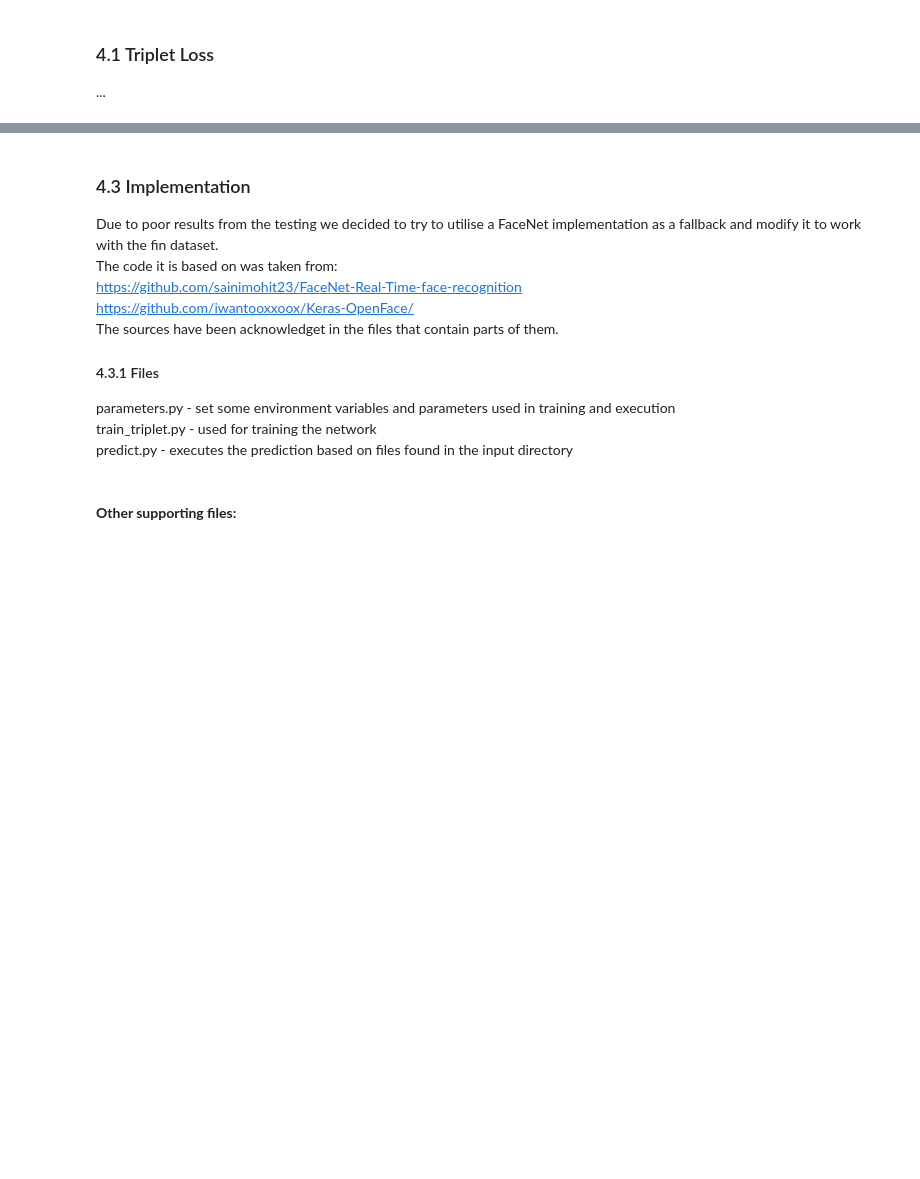
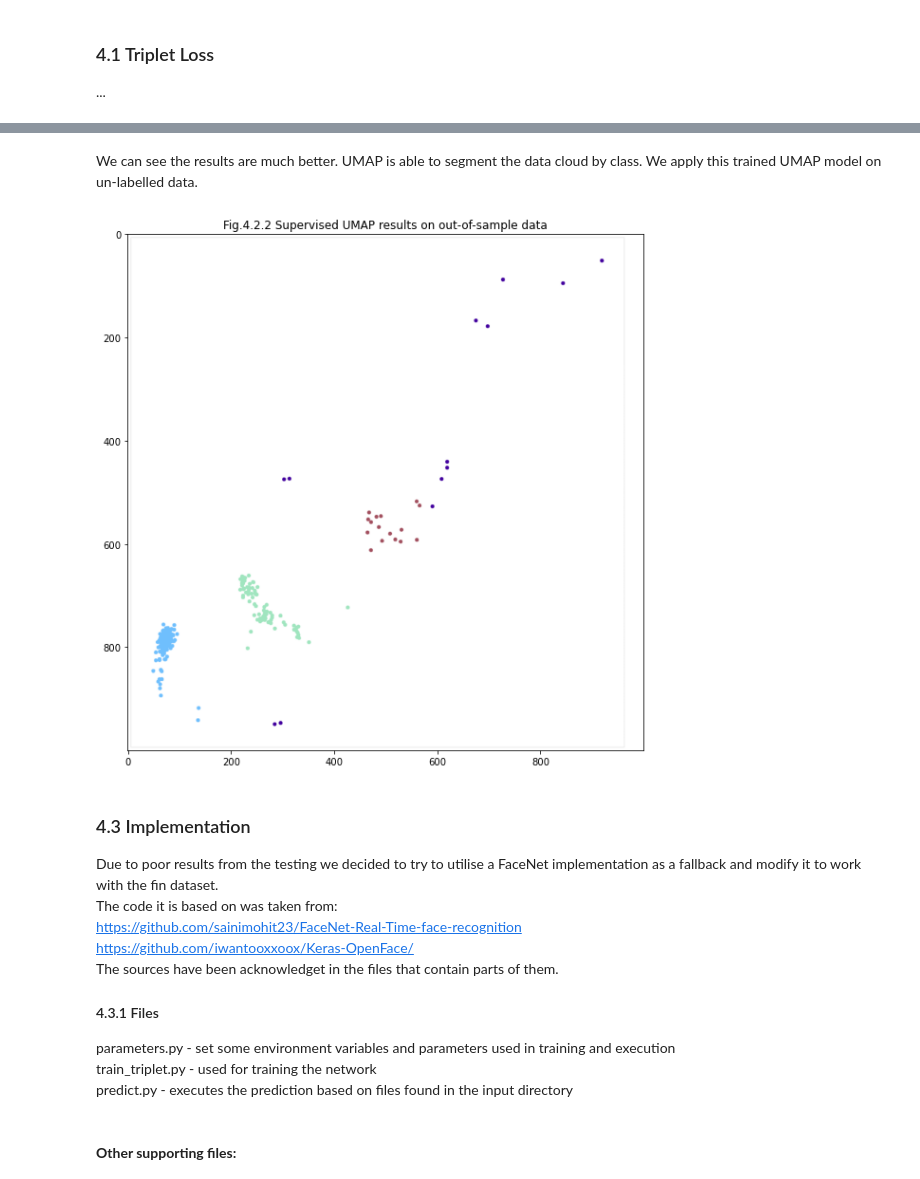
Before and after one commit to JBris/dolphin_segmentation, a Jupyter notebook: notebooks/0_ASS4_Intro_and_Pre-Processing.ipynb, the cells around one changed output, grey strips where cells are left out. Cells and saved outputs as stored; diff of their text form; code cells hidden in the pictures; blank space fills up the shorter version.

```diff
--- a/notebooks/0_ASS4_Intro_and_Pre-Processing.ipynb
+++ b/notebooks/0_ASS4_Intro_and_Pre-Processing.ipynb
@@ -421,3 +442,10 @@ plt.imshow(cv2.cvtColor(img, cv2.COLOR_BGR2RGB)); plt.title("Fig.3.8 Enhanced by
+# %% [markdown]
+We can see the results are much better. UMAP is able to segment the data cloud by class. We apply this trained UMAP model on un-labelled data.
+# %%
+plt.figure(figsize=(16,10))
+plt.imshow(cv2.imread('images/supervised_umap_label.png')); plt.title("Fig.4.2.2 Supervised UMAP results on out-of-sample data");
+# %% [output]
+[figure, added]
 # %% [markdown]
 ### 4.3 Implementation
 Due to poor results from the testing we decided to try to utilise a FaceNet implementation as a fallback and modify it to work with the fin dataset.<br> The code it is based on was taken from:<br>
```
Also changed, not shown: parts of 32 cells of this notebook, 15 other files.
